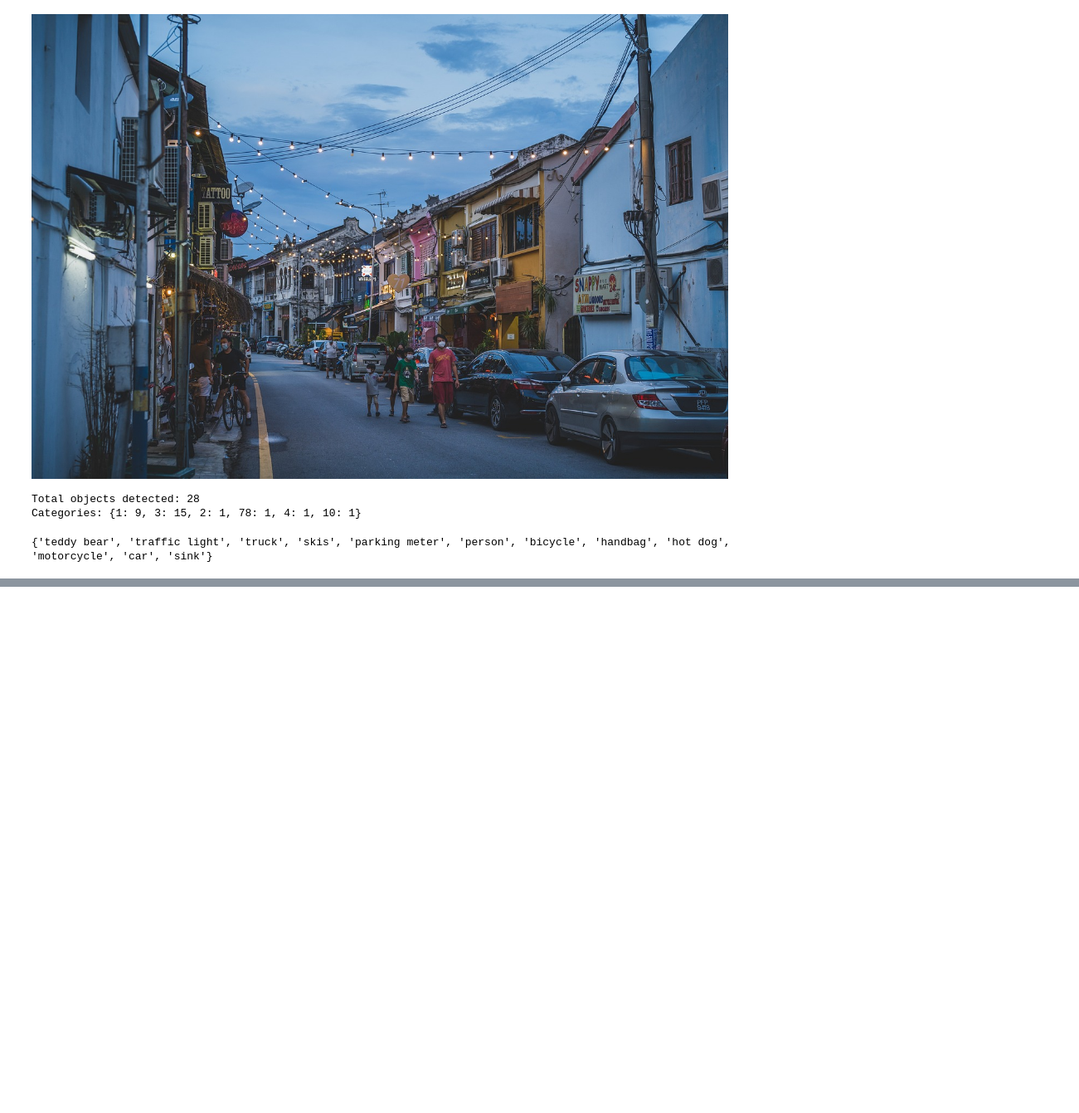
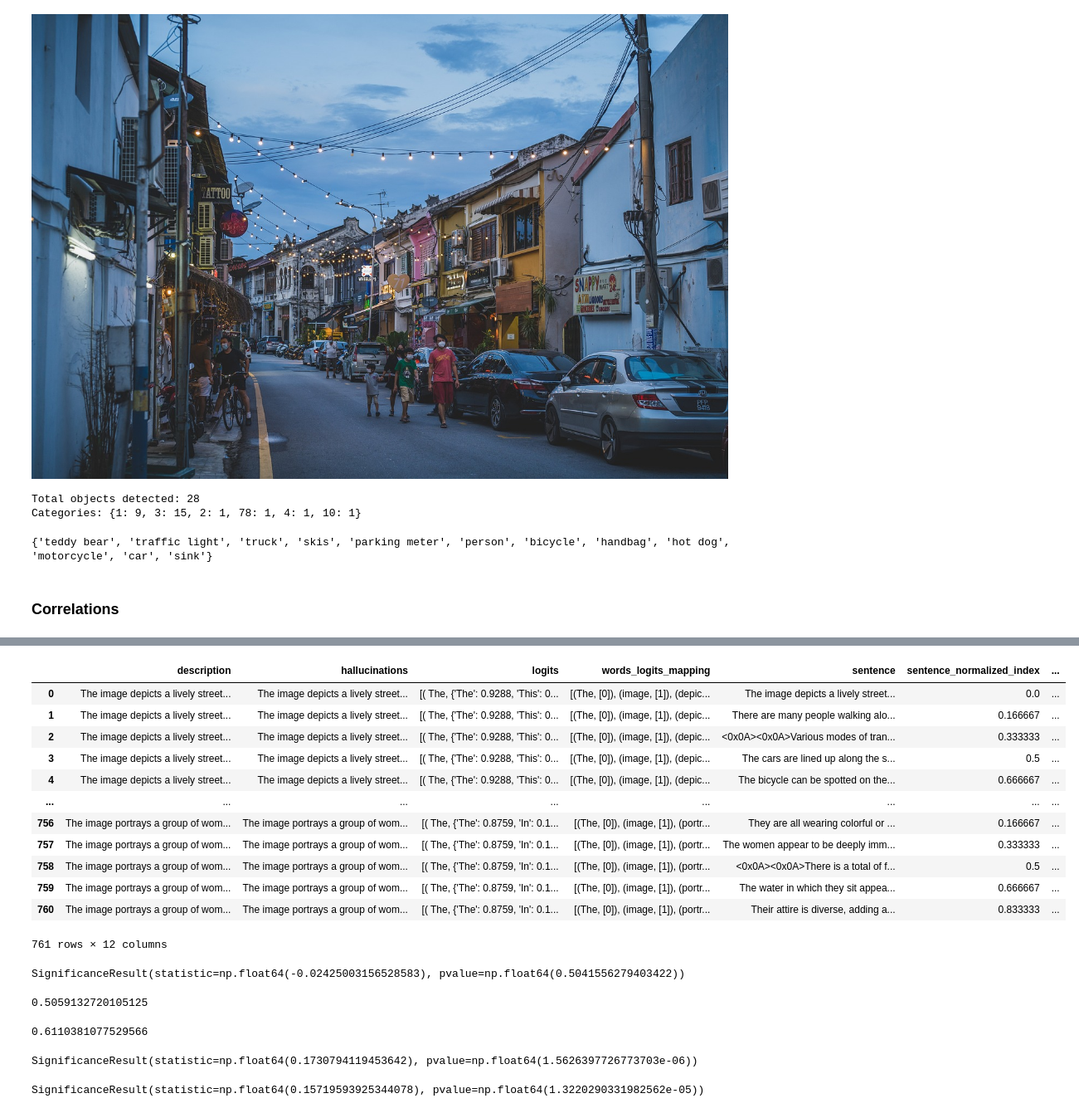
Before and after one commit to maayan-aytek/HallucinationsLLM, a Jupyter notebook: Notebooks/EDA.ipynb, the cells around one changed output, grey strips where cells are left out. Shown at 83% size. Drawn from its saved outputs; the diff is of its cells as text; code cells hidden in the pictures; blank space fills up the shorter version.

```diff
--- a/EDA.ipynb
+++ b/Notebooks/EDA.ipynb
@@ -893,3 +752,14 @@ for i, label in enumerate(labels):
 print(str_labels)
 # %% [output]
 {'teddy bear', 'traffic light', 'truck', 'skis', 'parking meter', 'person', 'bicycle', 'handbag', 'hot dog', 'motorcycle', 'car', 'sink'}
+# %% [markdown]
+### Correlations
+# %%
+import sys
+sys.path.append('/home/student/HallucinationsLLM')
+from data_preparation import prepare_sentences_df
+from constants import *
+
+sentences_df = prepare_sentences_df("/home/student/HallucinationsLLM/data/team5_clean_dataset.xlsx")
+display(sentences_df)
+# %% [output]
@@ -895,0 +775,37 @@ print(str_labels)
+|  | description | hallucinations | logits | words_logits_mapping | sentence | sentence_normalized_index | ... |
+| 0 | The image depicts a lively street... | The image depicts a lively street... | [( The, {'The': 0.9288, 'This': 0... | [(The, [0]), (image, [1]), (depic... | The image depicts a lively street... | 0.0 | ... |
+| 1 | The image depicts a lively street... | The image depicts a lively street... | [( The, {'The': 0.9288, 'This': 0... | [(The, [0]), (image, [1]), (depic... | There are many people walking alo... | 0.166667 | ... |
+| 2 | The image depicts a lively street... | The image depicts a lively street... | [( The, {'The': 0.9288, 'This': 0... | [(The, [0]), (image, [1]), (depic... | <0x0A><0x0A>Various modes of tran... | 0.333333 | ... |
+| 3 | The image depicts a lively street... | The image depicts a lively street... | [( The, {'The': 0.9288, 'This': 0... | [(The, [0]), (image, [1]), (depic... | The cars are lined up along the s... | 0.5 | ... |
+| 4 | The image depicts a lively street... | The image depicts a lively street... | [( The, {'The': 0.9288, 'This': 0... | [(The, [0]), (image, [1]), (depic... | The bicycle can be spotted on the... | 0.666667 | ... |
+| ... | ... | ... | ... | ... | ... | ... | ... |
+| 756 | The image portrays a group of wom... | The image portrays a group of wom... | [( The, {'The': 0.8759, 'In': 0.1... | [(The, [0]), (image, [1]), (portr... | They are all wearing colorful or ... | 0.166667 | ... |
+| 757 | The image portrays a group of wom... | The image portrays a group of wom... | [( The, {'The': 0.8759, 'In': 0.1... | [(The, [0]), (image, [1]), (portr... | The women appear to be deeply imm... | 0.333333 | ... |
+| 758 | The image portrays a group of wom... | The image portrays a group of wom... | [( The, {'The': 0.8759, 'In': 0.1... | [(The, [0]), (image, [1]), (portr... | <0x0A><0x0A>There is a total of f... | 0.5 | ... |
+| 759 | The image portrays a group of wom... | The image portrays a group of wom... | [( The, {'The': 0.8759, 'In': 0.1... | [(The, [0]), (image, [1]), (portr... | The water in which they sit appea... | 0.666667 | ... |
+| 760 | The image portrays a group of wom... | The image portrays a group of wom... | [( The, {'The': 0.8759, 'In': 0.1... | [(The, [0]), (image, [1]), (portr... | Their attire is diverse, adding a... | 0.833333 | ... |
+761 rows × 12 columns
+# %%
+from scipy.stats import pointbiserialr
+
+pointbiserialr(sentences_df['sentence_normalized_index'].tolist(), sentences_df['sentences_labels'].tolist())
+# %% [output]
+SignificanceResult(statistic=np.float64(-0.02425003156528583), pvalue=np.float64(0.5041556279403422))
+# %%
+from sklearn.metrics import accuracy_score
+accuracy_score(sentences_df['sentence_contains_hedges'].tolist(), sentences_df['sentences_labels'].tolist())
+# %% [output]
+0.5059132720105125
+# %%
+contains_cd = sentences_df['sentence_POS'].apply(lambda x: 'CD' in x).astype(int)
+accuracy_score(contains_cd.tolist(), sentences_df['sentences_labels'].tolist())
+# %% [output]
+0.6110381077529566
+# %%
+pointbiserialr(sentences_df['max_pos_prob'].tolist(), sentences_df['sentences_labels'].tolist())
+# %% [output]
+SignificanceResult(statistic=np.float64(0.1730794119453642), pvalue=np.float64(1.5626397726773703e-06))
+# %%
+pointbiserialr(sentences_df['sentence_len'].tolist(), sentences_df['sentences_labels'].tolist())
+# %% [output]
+SignificanceResult(statistic=np.float64(0.15719593925344078), pvalue=np.float64(1.3220290331982562e-05))
```
Also changed, not shown: parts of 7 cells of this notebook, 9 other files.
